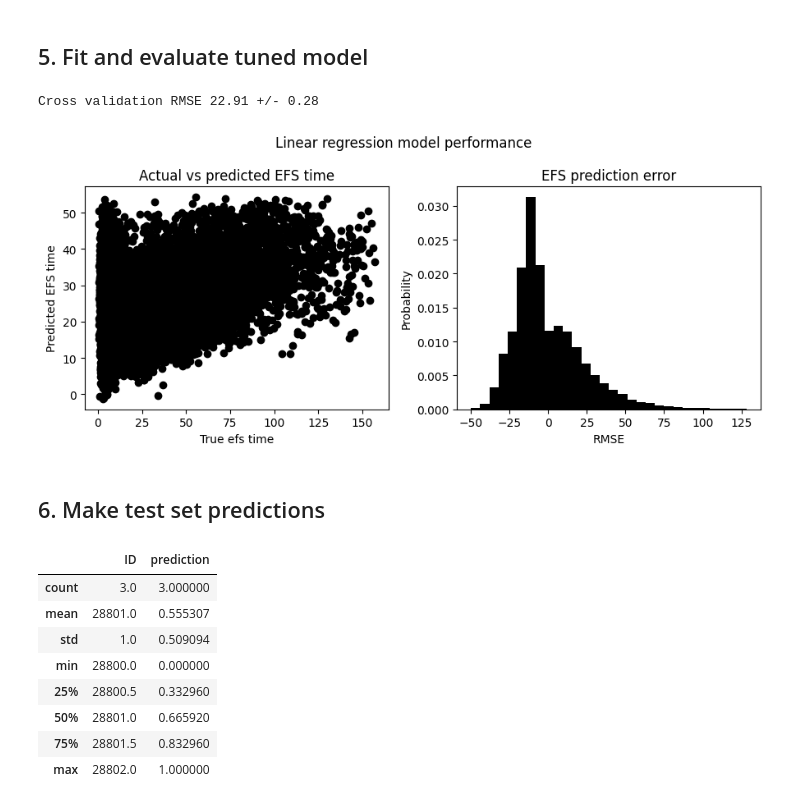
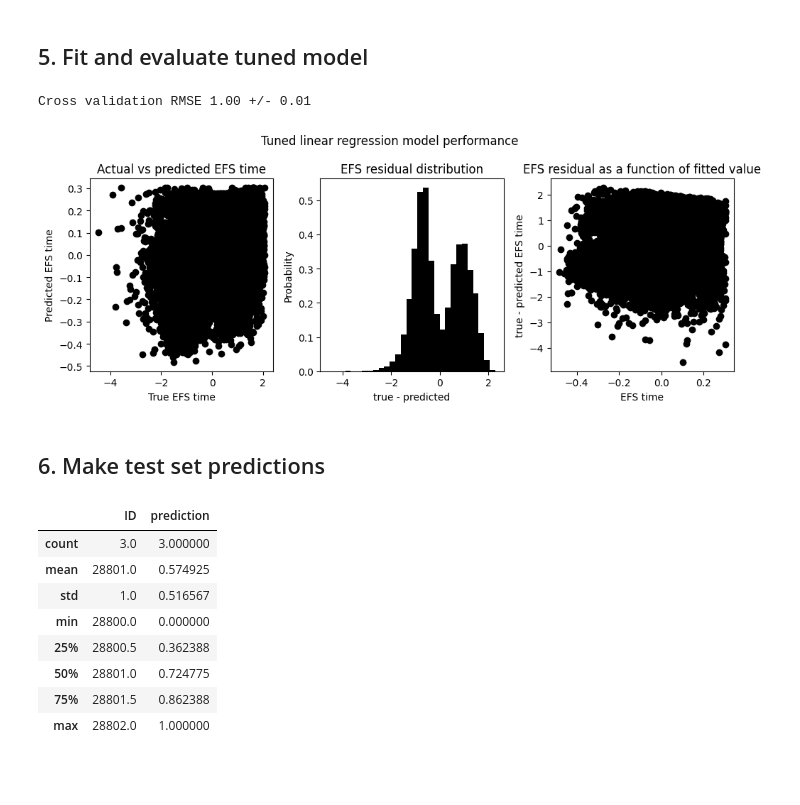
Before and after one commit to gperdrizet/HSCT_survival, a Jupyter notebook: 03-linear_regression_model.ipynb, the cells around one changed output. Drawn from its saved outputs; the diff is of its cells as text; code cells hidden in the pictures; blank space fills up the shorter version.

```diff
--- a/03-linear_regression_model.ipynb
+++ b/03-linear_regression_model.ipynb
@@ -3,17 +3,30 @@
 
 ## Notebook set-up
 # %%
+import pickle
 import pandas as pd
 import matplotlib.pyplot as plt
 from scipy.stats import uniform
 from sklearn.preprocessing import MinMaxScaler
 from sklearn.model_selection import KFold, cross_val_score, RandomizedSearchCV
 from sklearn.linear_model import ElasticNet
+
+retrain_models=True
+baseline_model_file='./models/01.1-linear_regression_baseline.pkl'
+tuned_model_file='./models/01.2-linear_regression_tuned.pkl'
 # %% [markdown]
 ## 1. Load data
 # %%
 training_features=pd.read_parquet('./data/encoded/training_features_df.parquet')
-training_labels=pd.read_csv('./data/encoded/training_labels.csv')
+training_labels=pd.read_parquet('./data/encoded/training_labels_df.parquet')
 
 # Remove id column from training features
 training_features.drop('ID', axis=1, inplace=True)
+
+plt.title('EFS time distribution')
+plt.hist(training_labels['efs_time'], density=True, bins=30, color='black')
+plt.xlabel('Standardized arcsinh EFS time')
+plt.ylabel('probability')
+plt.show()
+
+print(f'Training features: {training_features.shape}')
@@ -111,41 +149,59 @@ Best hyperparameters: {'alpha': np.float64(0.13743694392305272), 'fit_intercept'
 # %% [markdown]
 ## 5. Fit and evaluate tuned model
 # %%
-# Instantiate the model with the tuned hyperparameters
-model=ElasticNet(**results.best_params_, max_iter=50000, random_state=315)
-baseline_scores=cross_val(model, training_features, training_labels['efs_time'])
+# Train or load model as desired
+if retrain_models == True:
 
-model.fit(training_features, training_labels['efs_time'])
-predicted_efs_time=model.predict(training_features)
+    # Instantiate the model with the tuned hyperparameters
+    tuned_model=ElasticNet(**results.best_params_, max_iter=50000, random_state=315)
+    tuned_model.fit(training_features, training_labels['efs_time'])
+
+    with open(tuned_model_file, 'wb') as output_file:
+        pickle.dump(tuned_model, output_file)
+
+elif retrain_models == False:
+    with open(tuned_model_file, 'rb') as input_file:
+        tuned_model=pickle.load(input_file)
+
+# Run cross-validation to estimate out-of-sample performance
+tuned_scores=cross_val(model, training_features, training_labels['efs_time'])
+
+# Make predictions on the training set
+predicted_efs_time=tuned_model.predict(training_features)
 
 # Set-up a 2x1 figure
-fig, axs=plt.subplots(1,2, figsize=(9,4))
+fig, axs=plt.subplots(1,3, figsize=(10,4))
 axs=axs.flatten()
 
-fig.suptitle('Linear regression model performance')
+fig.suptitle('Tuned linear regression model performance')
 
 axs[0].set_title('Actual vs predicted EFS time')
 axs[0].scatter(training_labels['efs_time'], predicted_efs_time, color='black')
-axs[0].set_xlabel('True efs time')
+axs[0].set_xlabel('True EFS time')
 axs[0].set_ylabel('Predicted EFS time')
 
-axs[1].set_title('EFS prediction error')
+axs[1].set_title('EFS residual distribution')
 axs[1].hist(training_labels['efs_time'] - predicted_efs_time, density=True, bins=30, color='black')
-axs[1].set_xlabel('RMSE')
+axs[1].set_xlabel('true - predicted')
 axs[1].set_ylabel('Probability')
+
+axs[2].set_title('EFS residual as a function of fitted value')
+axs[2].scatter(predicted_efs_time, training_labels['efs_time']- predicted_efs_time, color='black')
+axs[2].set_xlabel('EFS time')
+axs[2].set_ylabel('true - predicted EFS time')
 
 plt.tight_layout()
 plt.show()
 # %% [output]
-Cross validation RMSE 22.91 +/- 0.28
+Cross validation RMSE 1.00 +/- 0.01
-[figure, old version]
+[figure, new version]
 # %% [markdown]
 ## 6. Make test set predictions
 # %%
 testing_features_df=pd.read_parquet('./data/encoded/testing_features_df.parquet')
 ids=testing_features_df['ID']
 testing_features_df.drop('ID', axis=1, inplace=True)
-predicted_efs_time=model.predict(testing_features_df)
+predicted_efs_time=tuned_model.predict(testing_features_df)
 scaler=MinMaxScaler()
 scaler.fit(predicted_efs_time.reshape(-1, 1))
 predicted_efs_time=scaler.transform(predicted_efs_time.reshape(-1, 1))
@@ -155,10 +211,10 @@ predictions_df.describe()
 # %% [output]
 |  | ID | prediction |
 | count | 3.0 | 3.000000 |
-| mean | 28801.0 | 0.555307 |
-| std | 1.0 | 0.509094 |
+| mean | 28801.0 | 0.574925 |
+| std | 1.0 | 0.516567 |
 | min | 28800.0 | 0.000000 |
-| 25% | 28800.5 | 0.332960 |
-| 50% | 28801.0 | 0.665920 |
-| 75% | 28801.5 | 0.832960 |
+| 25% | 28800.5 | 0.362388 |
+| 50% | 28801.0 | 0.724775 |
+| 75% | 28801.5 | 0.862388 |
 | max | 28802.0 | 1.000000 |
```
Also changed, not shown: parts of 4 cells of this notebook, 1 other file.
